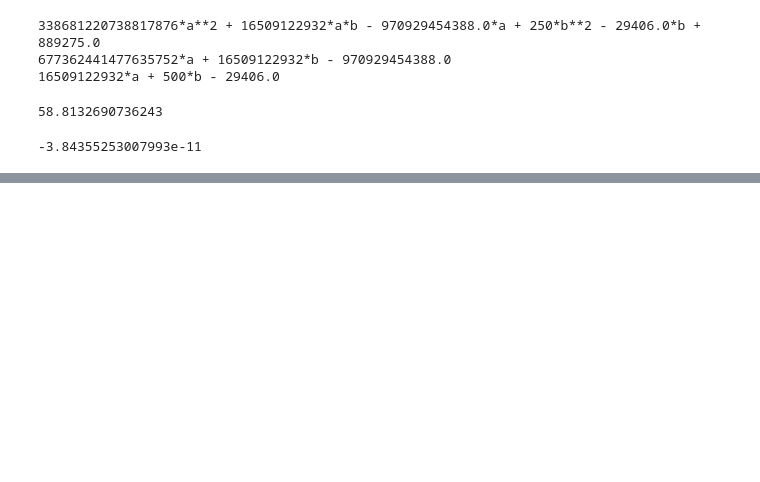
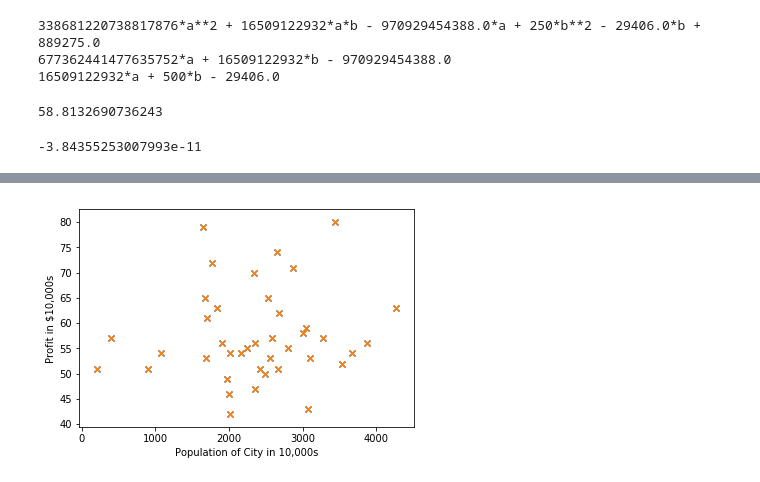
Before and after one commit to j122085/AnalyzeMapTopic, a Jupyter notebook: pythonCode/analyzeWowInfo.ipynb, the cells around one changed output, grey strips where cells are left out. Drawn from its saved outputs; the diff is of its cells as text; code cells hidden in the pictures; blank space fills up the shorter version.

```diff
--- a/pythonCode/analyzeWowInfo.ipynb
+++ b/pythonCode/analyzeWowInfo.ipynb
@@ -666,0 +800,4 @@ Command "D:\anaconda\python.exe -u -c "import setuptools, tokenize;__file__='C:\
+# %%
+scatterPlot(x,y)
+# %% [output]
+[figure, added]
```
Also changed, not shown: parts of 17 cells of this notebook, 4 other files.
